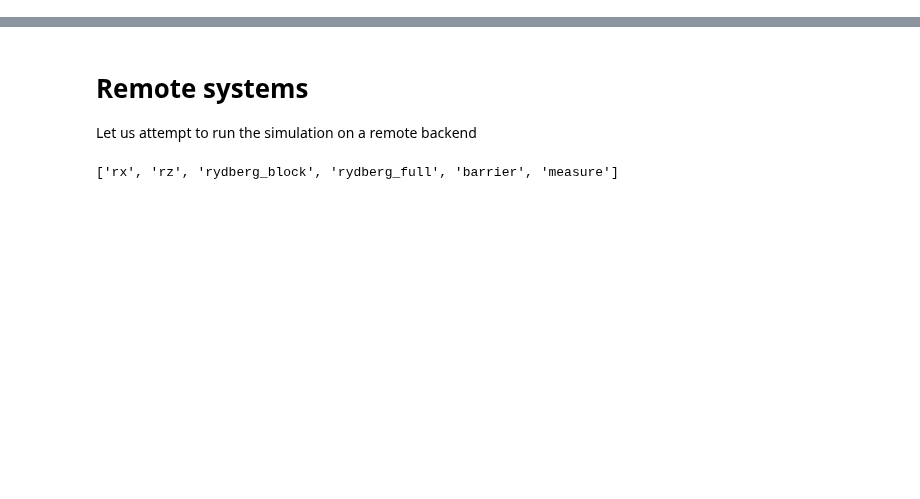
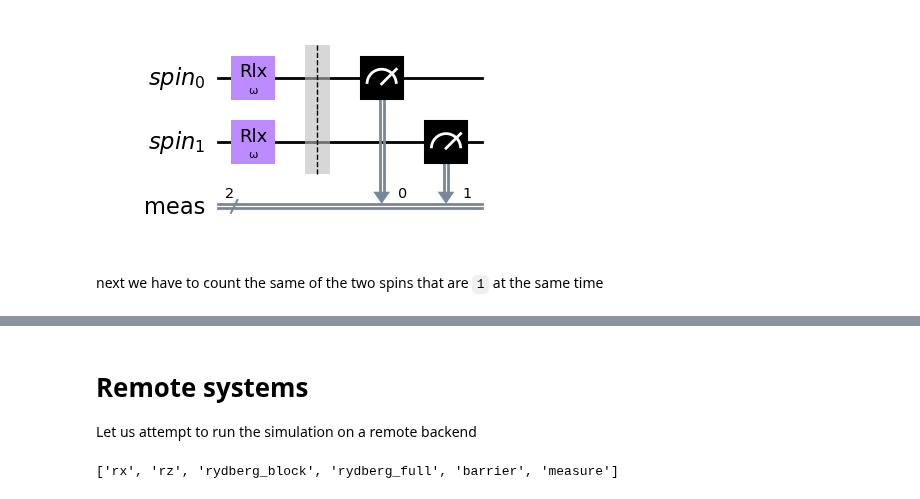
Before and after one commit to qiskit-community/qiskit-cold-atom, a Jupyter notebook: docs/tutorials/RybergPrototype.ipynb, the cells around one changed output, grey strips where cells are left out. Saved outputs shown, nothing was run; the diff lists cells and outputs as text; code cells hidden in the pictures; blank space fills up the shorter version.

```diff
--- a/docs/tutorials/RybergPrototype.ipynb
+++ b/docs/tutorials/RybergPrototype.ipynb
@@ -8,0 +31,14 @@ import numpy as np
+# %%
+Nwires = 2
+backend = SpinSimulator()
+qc_rabi = QuantumCircuit(QuantumRegister(Nwires, "spin"))
+
+all_modes=range(Nwires)
+omega_t = Parameter("ω")
+
+qc_rabi.rlx( omega_t, [0, 1])
+
+qc_rabi.measure_all()
+qc_rabi.draw(output='mpl')
+# %% [output]
+[figure, added]
@@ -8,0 +59,2 @@ import numpy as np
+# %% [markdown]
+next we have to count the same of the two spins that are `1` at the same time
```
Also changed, not shown: parts of 42 cells of this notebook, 1 other file.
